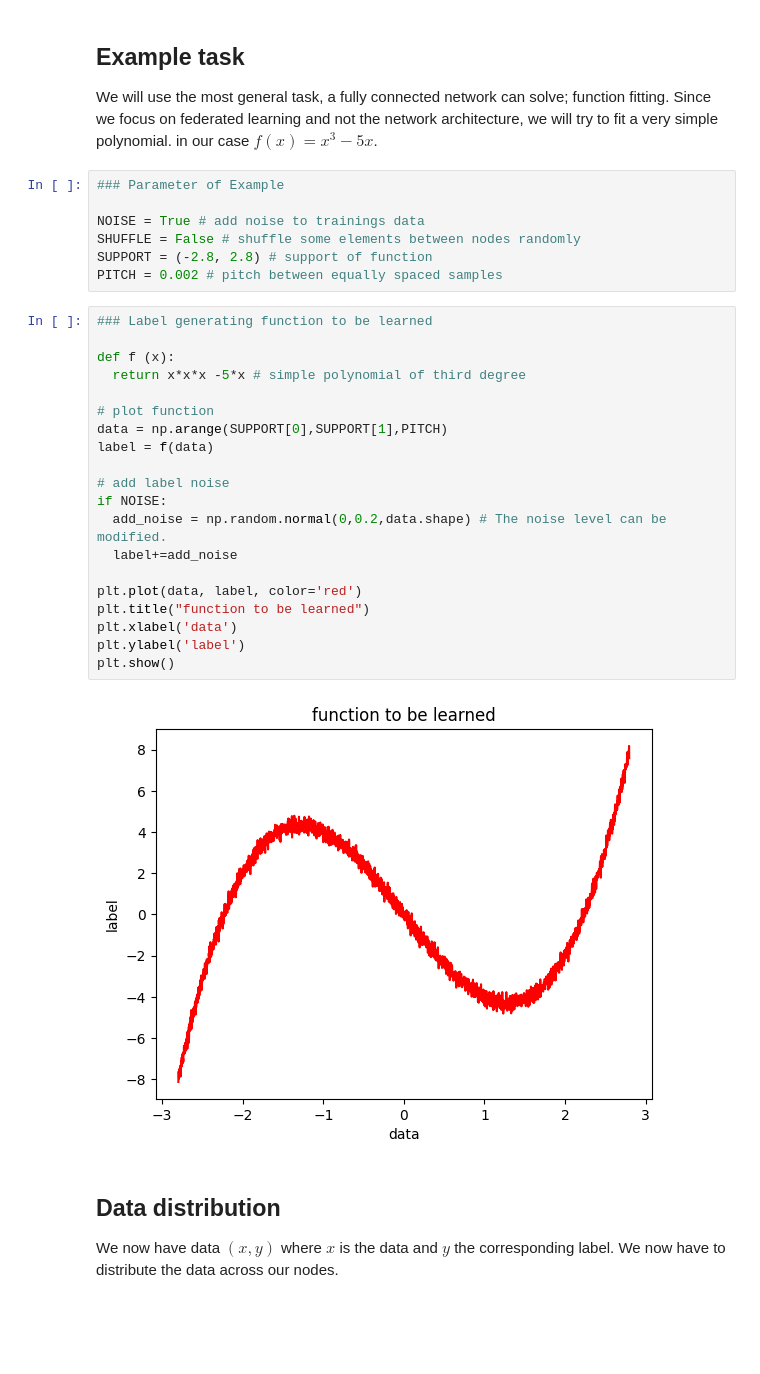
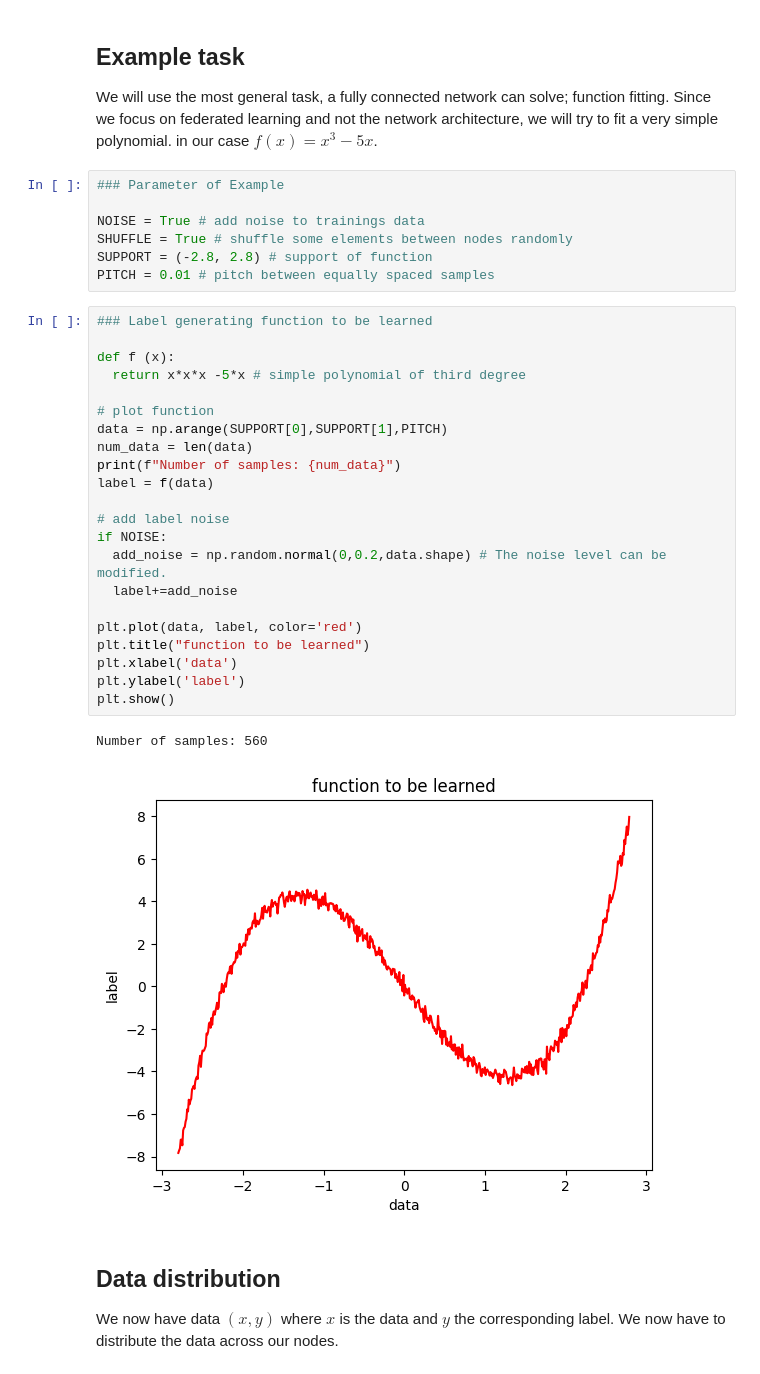
Before and after one commit to vbacher/SemML_FedML, a Jupyter notebook: demo.ipynb, the cells around one changed output. Drawn from its saved outputs; the diff is of its cells as text; blank space fills up the shorter version.

```diff
--- a/demo.ipynb
+++ b/demo.ipynb
@@ -25,31 +25,34 @@ We will use the most general task, a fully connected network can solve; function
 ### Parameter of Example
 
 NOISE = True # add noise to trainings data
-SHUFFLE = False # shuffle some elements between nodes randomly
+SHUFFLE = True # shuffle some elements between nodes randomly
 SUPPORT = (-2.8, 2.8) # support of function
-PITCH = 0.002 # pitch between equally spaced samples
+PITCH = 0.01 # pitch between equally spaced samples
 # %%
 ### Label generating function to be learned
 
 def f (x):
   return x*x*x -5*x # simple polynomial of third degree
 
 # plot function
 data = np.arange(SUPPORT[0],SUPPORT[1],PITCH)
+num_data = len(data)
+print(f"Number of samples: {num_data}")
 label = f(data)
 
 # add label noise
 if NOISE:
   add_noise = np.random.normal(0,0.2,data.shape) # The noise level can be modified.
   label+=add_noise
 
 plt.plot(data, label, color='red')
 plt.title("function to be learned")
 plt.xlabel('data')
 plt.ylabel('label')
 plt.show()
 # %% [output]
+Number of samples: 560
-[figure, old version]
+[figure, new version]
 # %% [markdown]
 ## Data distribution
 We now have data $(x,y)$ where $x$ is the data and $y$ the corresponding label. We now have to distribute the data across our nodes.
```
Also changed, not shown: parts of 4 cells of this notebook.
